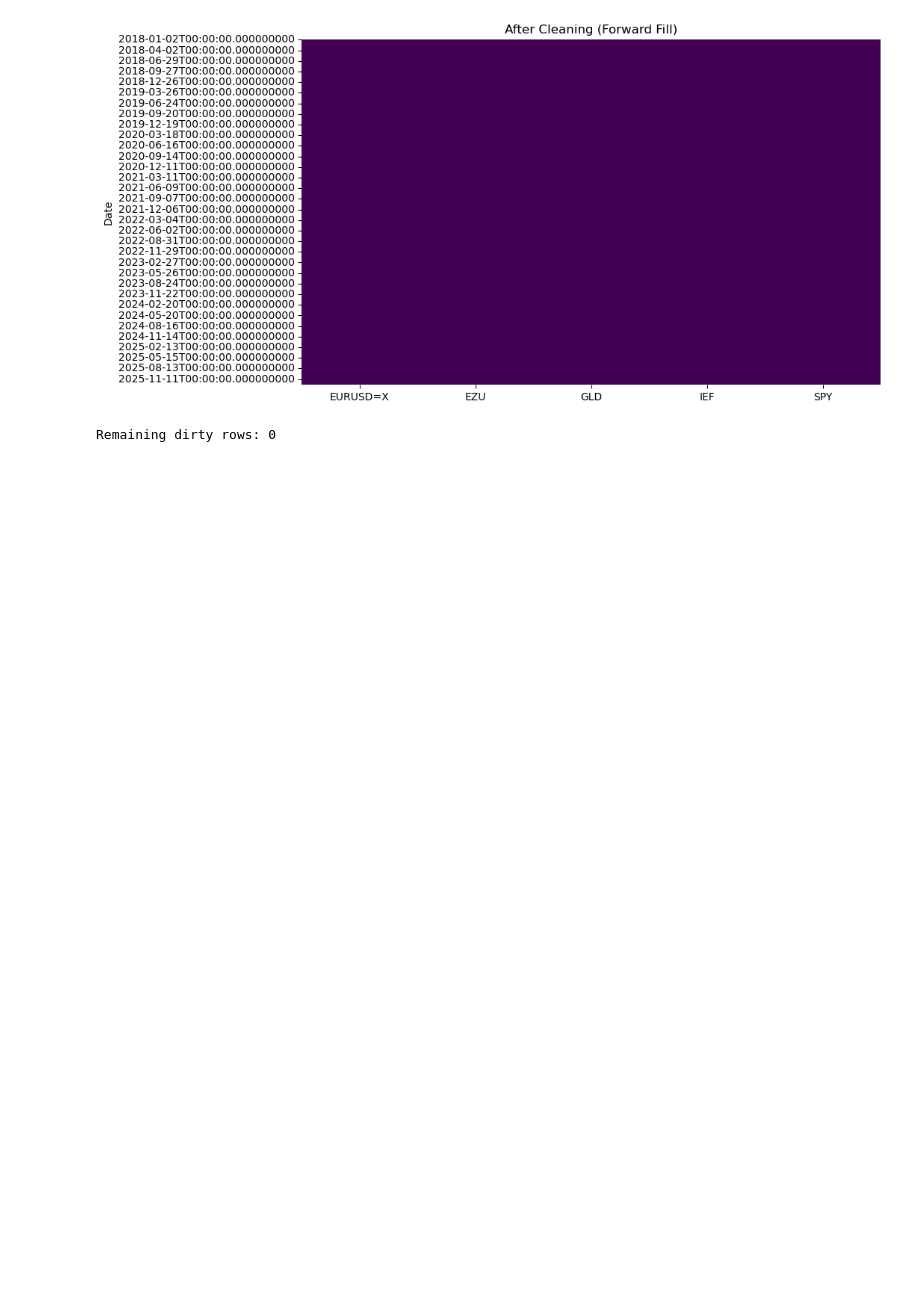
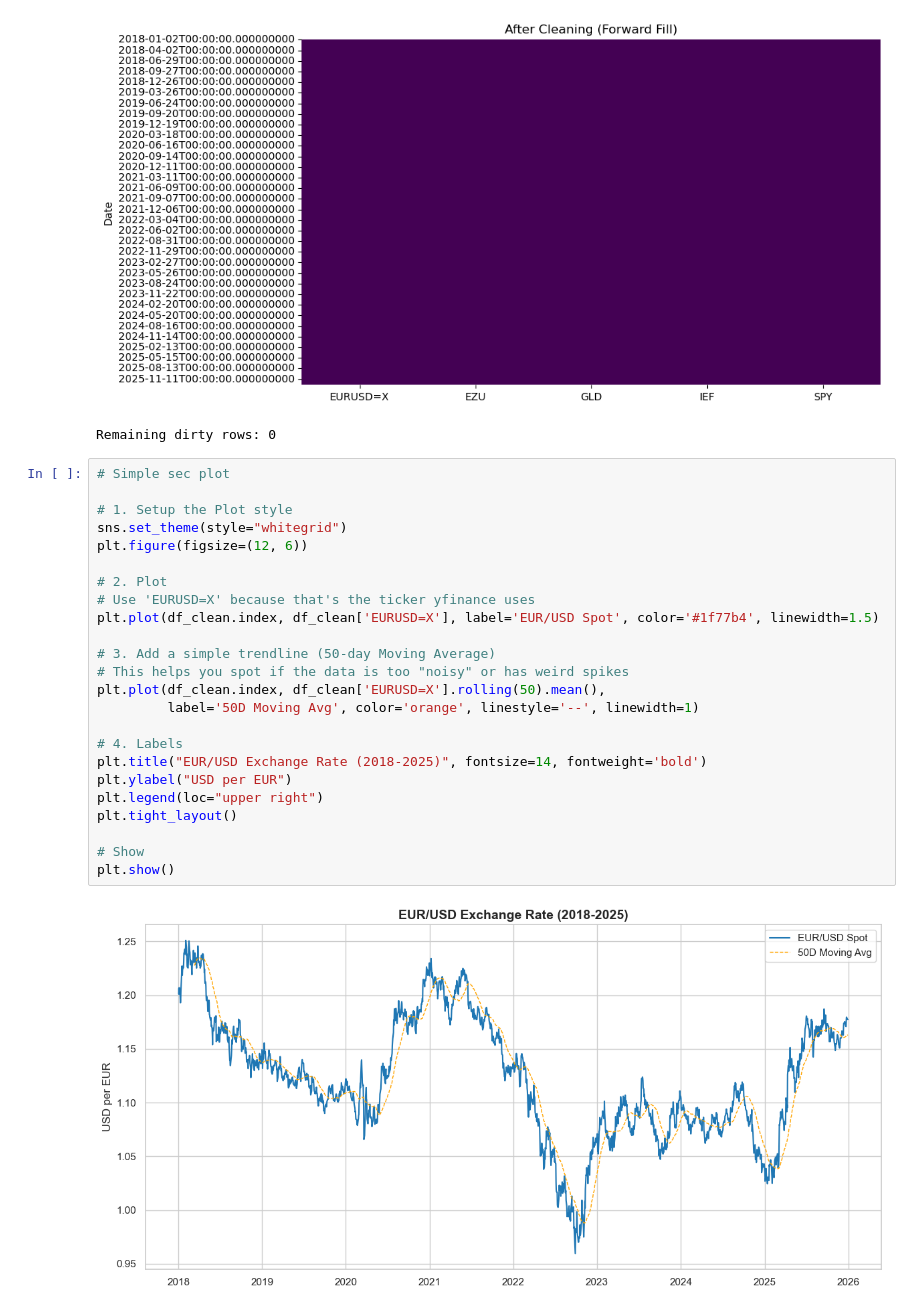
Before and after one commit to mkie39/macro-portfolio-lab, a Jupyter notebook: notebooks/01_data_quality.ipynb, the cells around one changed output. Cells and saved outputs as stored; diff of their text form; blank space fills up the shorter version.

Commit message:
viz: add EURUSD trend and rebased performance charts

```diff
--- a/notebooks/01_data_quality.ipynb
+++ b/notebooks/01_data_quality.ipynb
@@ -49,3 +49,29 @@ print(f"Remaining dirty rows: {df_clean.isna().any(axis=1).sum()}")
 # %% [output]
 [figure]
 Remaining dirty rows: 0
+# %%
+# Simple sec plot
+
+# 1. Setup the Plot style
+sns.set_theme(style="whitegrid")
+plt.figure(figsize=(12, 6))
+
+# 2. Plot
+# Use 'EURUSD=X' because that's the ticker yfinance uses
+plt.plot(df_clean.index, df_clean['EURUSD=X'], label='EUR/USD Spot', color='#1f77b4', linewidth=1.5)
+
+# 3. Add a simple trendline (50-day Moving Average)
+# This helps you spot if the data is too "noisy" or has weird spikes
+plt.plot(df_clean.index, df_clean['EURUSD=X'].rolling(50).mean(),
+         label='50D Moving Avg', color='orange', linestyle='--', linewidth=1)
+
+# 4. Labels
+plt.title("EUR/USD Exchange Rate (2018-2025)", fontsize=14, fontweight='bold')
+plt.ylabel("USD per EUR")
+plt.legend(loc="upper right")
+plt.tight_layout()
+
+# Show
+plt.show()
+# %% [output]
+[figure, added]
```
Also changed, not shown: parts of 1 cell of this notebook.
